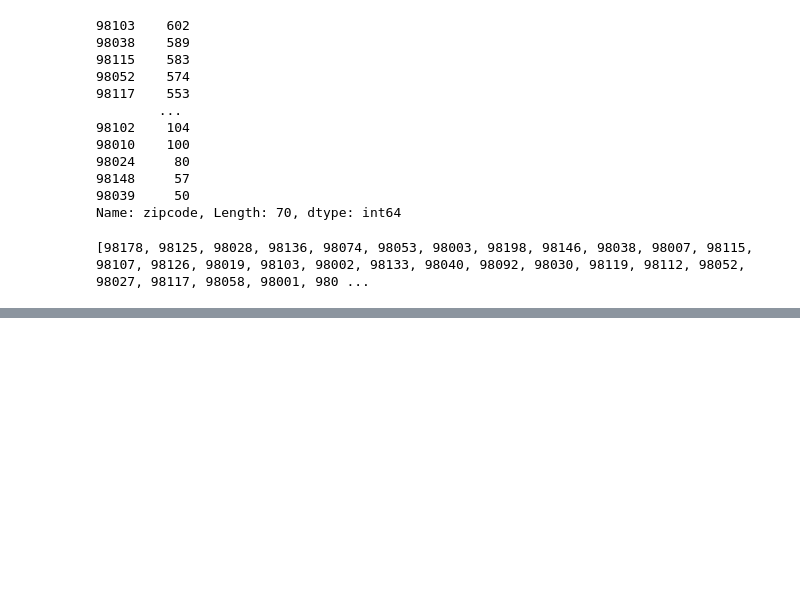
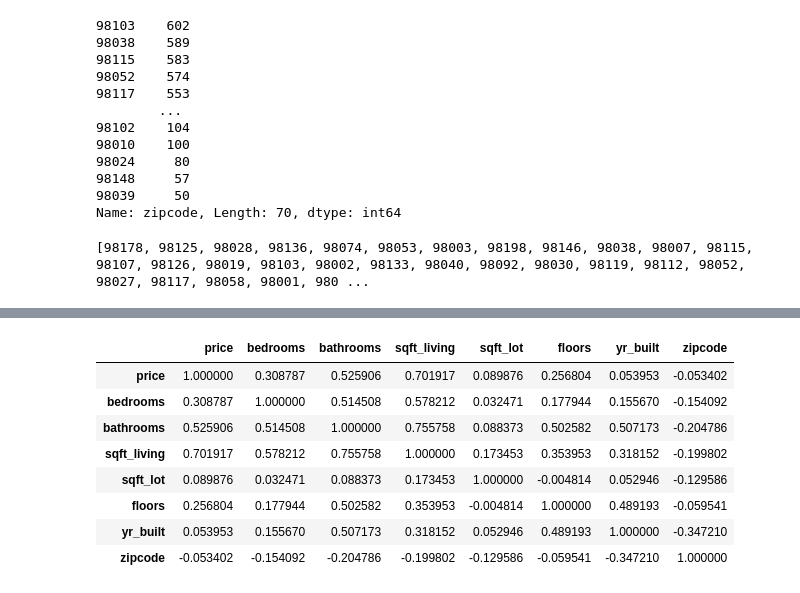
Before and after one commit to Noptov/Second-Project-Workspace, a Jupyter notebook: EDA & Clean.ipynb, the cells around one changed output, grey strips where cells are left out. Drawn from its saved outputs; the diff is of its cells as text; code cells hidden in the pictures; blank space fills up the shorter version.

```diff
--- a/EDA & Clean.ipynb
+++ b/EDA & Clean.ipynb
@@ -148,0 +182,12 @@ print(ziplist)
+# %%
+dfrev1.corr()
+# %% [output]
+|  | price | bedrooms | bathrooms | sqft_living | sqft_lot | floors | yr_built | zipcode |
+| price | 1.000000 | 0.308787 | 0.525906 | 0.701917 | 0.089876 | 0.256804 | 0.053953 | -0.053402 |
+| bedrooms | 0.308787 | 1.000000 | 0.514508 | 0.578212 | 0.032471 | 0.177944 | 0.155670 | -0.154092 |
+| bathrooms | 0.525906 | 0.514508 | 1.000000 | 0.755758 | 0.088373 | 0.502582 | 0.507173 | -0.204786 |
+| sqft_living | 0.701917 | 0.578212 | 0.755758 | 1.000000 | 0.173453 | 0.353953 | 0.318152 | -0.199802 |
+| sqft_lot | 0.089876 | 0.032471 | 0.088373 | 0.173453 | 1.000000 | -0.004814 | 0.052946 | -0.129586 |
+| floors | 0.256804 | 0.177944 | 0.502582 | 0.353953 | -0.004814 | 1.000000 | 0.489193 | -0.059541 |
+| yr_built | 0.053953 | 0.155670 | 0.507173 | 0.318152 | 0.052946 | 0.489193 | 1.000000 | -0.347210 |
+| zipcode | -0.053402 | -0.154092 | -0.204786 | -0.199802 | -0.129586 | -0.059541 | -0.347210 | 1.000000 |
```
Also changed, not shown: parts of 7 cells of this notebook.
